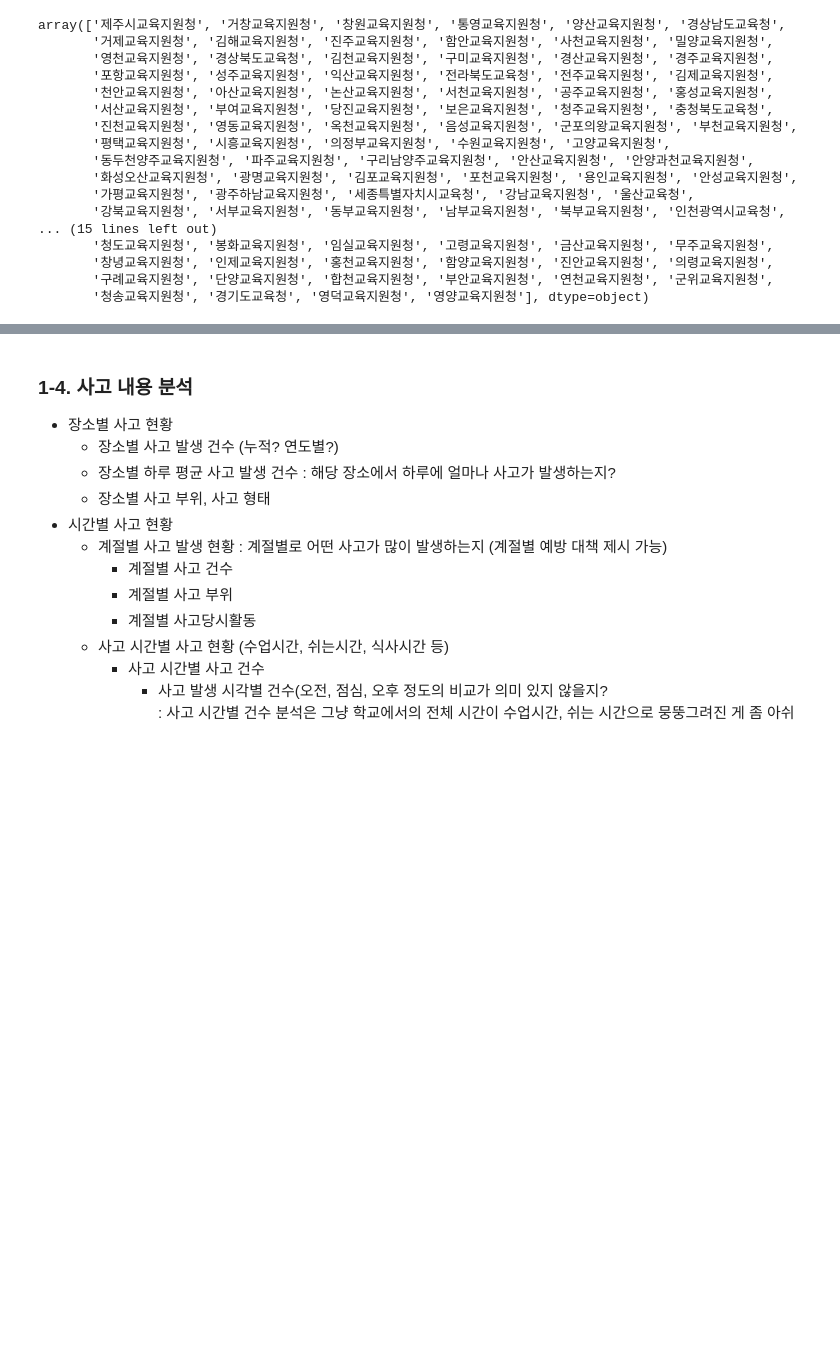
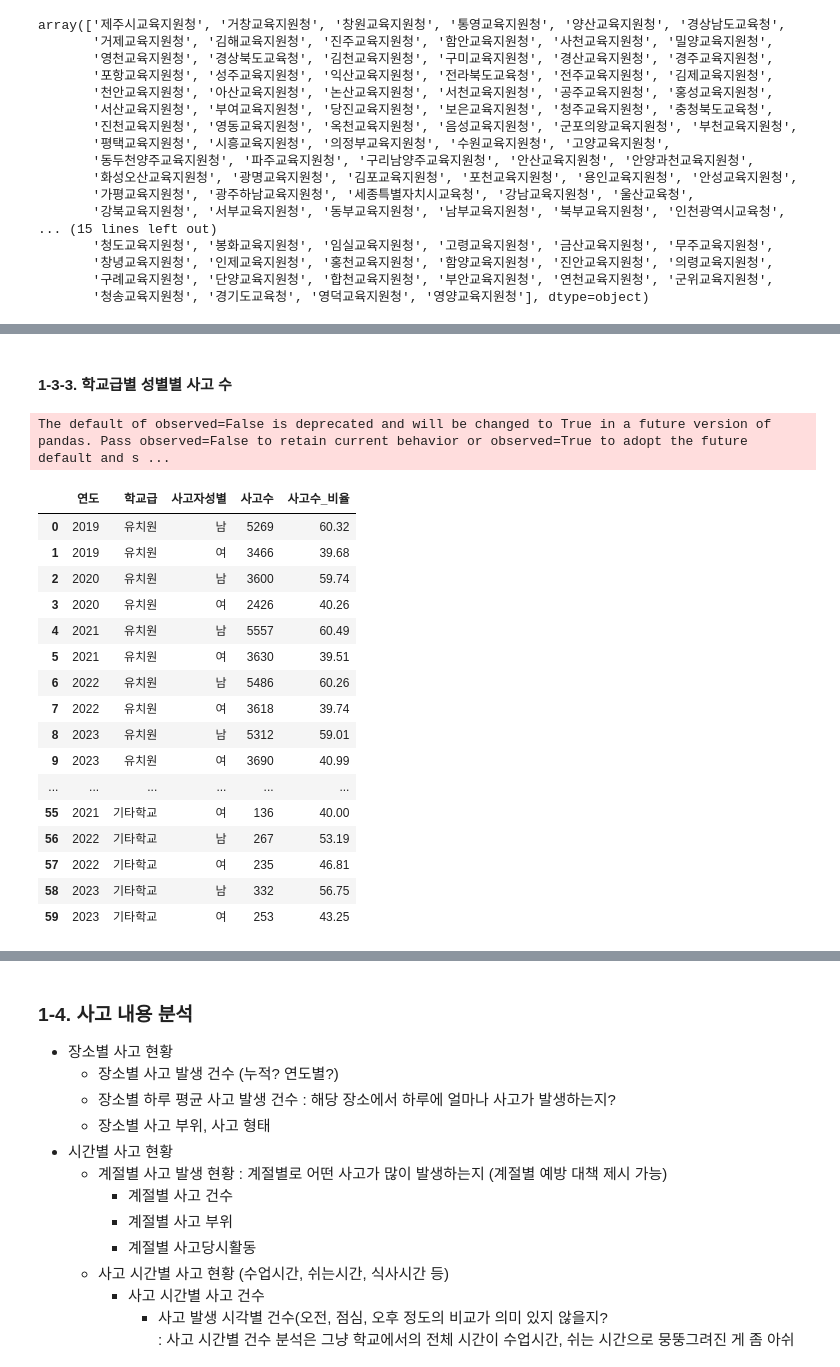
Before and after one commit to CHOIEUNHYE/school-accidents, a Jupyter notebook: code/eda/학교안전사고현황eda_이유정.ipynb, the cells around one changed output, grey strips where cells are left out. Drawn from its saved outputs; the diff is of its cells as text; code cells hidden in the pictures; blank space fills up the shorter version.

```diff
--- a/code/eda/학교안전사고현황eda_이유정.ipynb
+++ b/code/eda/학교안전사고현황eda_이유정.ipynb
@@ -19,3 +18,14 @@ df_2023 = pd.read_excel('../data/★2019~2023 학교안전사고 데이터_수
+# %%
+df = pd.read_csv('C:/Users/cabby/Desktop/학교안전사고데이터_5개년통합.csv')
+
+df['사고발생일'] = pd.to_datetime(df['사고발생일'])
+df['연도'] = df['사고발생일'].map(lambda x : x.year)
+
+df_2019 = df[df['사고발생일'].between('2019-01-01', '2019-12-31')]
+df_2020 = df[df['사고발생일'].between('2020-01-01', '2020-12-31')]
+df_2021 = df[df['사고발생일'].between('2021-01-01', '2021-12-31')]
+df_2022 = df[df['사고발생일'].between('2022-01-01', '2022-12-31')]
+df_2023 = df[df['사고발생일'].between('2023-01-01', '2023-12-31')]
 # %% [markdown]
 ## 1. 학교 안전사고 현황 EDA
 # %% [markdown]
@@ -123,0 +103,6 @@ Name: 구분, dtype: float64
+# %%
+#사고자구분 중 '일반학생', '특수학교(학급)학생', '체육특기학생' 값만 추출
+print('추출 전:', df.사고자구분.unique())
+
+sch_df = df[df['사고자구분'].isin(['일반학생', '특수학교(학급)학생', '체육특기학생'])]
+print('추출 후:', sch_df.사고자구분.unique())
@@ -123,0 +681,37 @@ Name: 구분, dtype: float64
+# %% [markdown]
+#### 1-3-3. 학교급별 성별별 사고 수
+# %%
+#사고발생일 중 연도만 추출 후 연도, 학교급, 사고자성별 기준으로 groupby
+sch_gender_acci = sch_df.groupby(['연도', '학교급', '사고자성별']).size().reset_index(name='사고수')
+
+#연도 type str로 변경
+sch_gender_acci['연도'] = sch_gender_acci['연도'].astype(str)
+
+#연도, 학교급 기준으로 정렬
+custom_order = ["유치원", "초등학교", "중학교", "고등학교", "특수학교", "기타학교"]
+sch_gender_acci['학교급'] = pd.Categorical(sch_gender_acci['학교급'], categories=custom_order, ordered=True)
+sch_gender_acci = sch_gender_acci.sort_values(['학교급','연도']).reset_index(drop=True)
+
+# 사고자성별별 사고수 비율 계산
+sch_gender_acci['사고수_비율'] = sch_gender_acci.groupby(['연도', '학교급'])['사고수'].transform(lambda x: (x / x.sum() * 100).round(2))
+
+sch_gender_acci
+# %% [output]
+The default of observed=False is deprecated and will be changed to True in a future version of pandas. Pass observed=False to retain current behavior or observed=True to adopt the future default and s ...
+|  | 연도 | 학교급 | 사고자성별 | 사고수 | 사고수_비율 |
+| 0 | 2019 | 유치원 | 남 | 5269 | 60.32 |
+| 1 | 2019 | 유치원 | 여 | 3466 | 39.68 |
+| 2 | 2020 | 유치원 | 남 | 3600 | 59.74 |
+| 3 | 2020 | 유치원 | 여 | 2426 | 40.26 |
+| 4 | 2021 | 유치원 | 남 | 5557 | 60.49 |
+| 5 | 2021 | 유치원 | 여 | 3630 | 39.51 |
+| 6 | 2022 | 유치원 | 남 | 5486 | 60.26 |
+| 7 | 2022 | 유치원 | 여 | 3618 | 39.74 |
+| 8 | 2023 | 유치원 | 남 | 5312 | 59.01 |
+| 9 | 2023 | 유치원 | 여 | 3690 | 40.99 |
+| ... | ... | ... | ... | ... | ... |
+| 55 | 2021 | 기타학교 | 여 | 136 | 40.00 |
+| 56 | 2022 | 기타학교 | 남 | 267 | 53.19 |
+| 57 | 2022 | 기타학교 | 여 | 235 | 46.81 |
+| 58 | 2023 | 기타학교 | 남 | 332 | 56.75 |
+| 59 | 2023 | 기타학교 | 여 | 253 | 43.25 |
```
Also changed, not shown: parts of 65 cells of this notebook.
